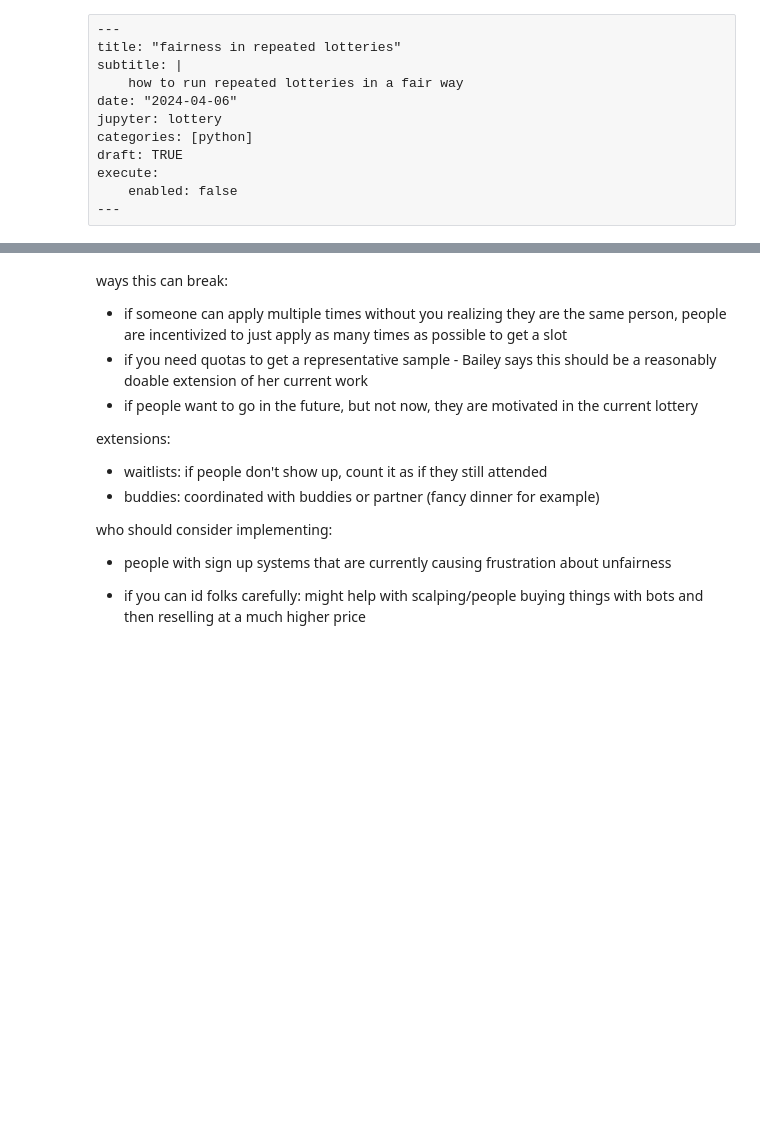
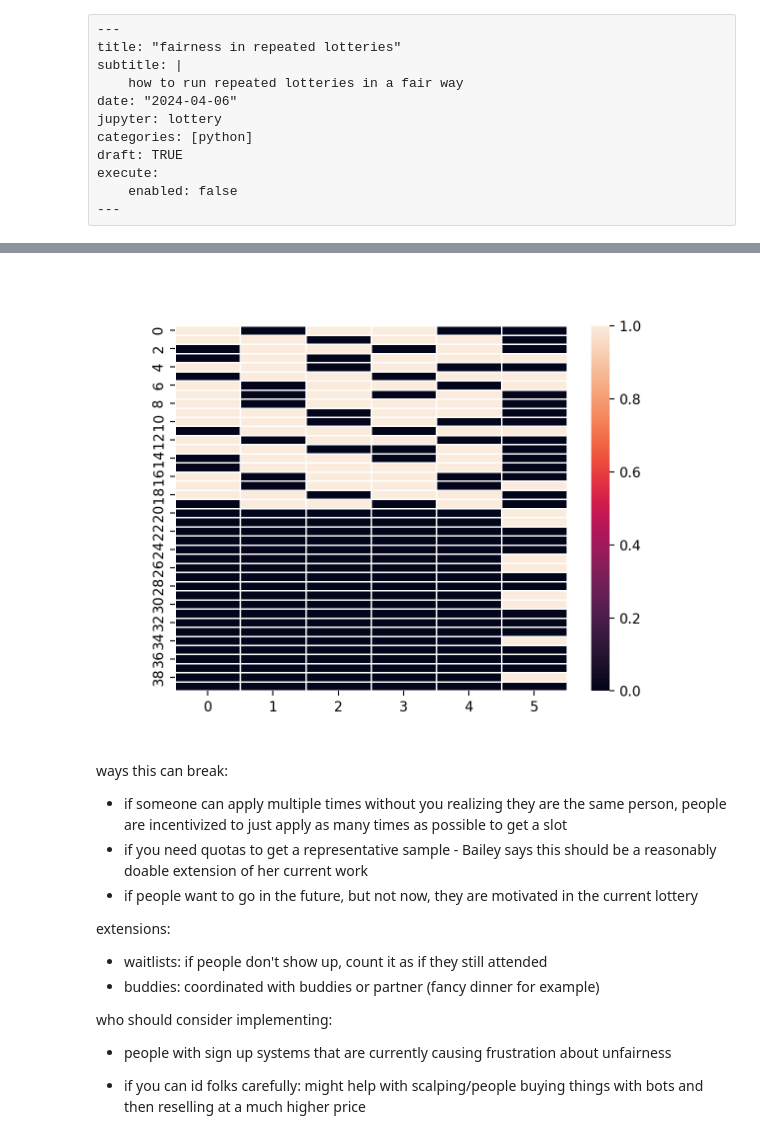
Before and after one commit to alexpghayes/quarto-blog, a Jupyter notebook: post/2024-04-06_repeated-lotteries/index.ipynb, the cells around one changed output, grey strips where cells are left out. Cells and saved outputs as stored; diff of their text form; code cells hidden in the pictures; blank space fills up the shorter version.

```diff
--- a/post/2024-04-06_repeated-lotteries/index.ipynb
+++ b/post/2024-04-06_repeated-lotteries/index.ipynb
@@ -394,3 +372,7 @@ OverflowError: cannot convert float infinity to integer
+# %%
+demo_pool.plot_winners()
+# %% [output]
+[figure, added]
 # %% [markdown]
 ways this can break:
 
```
Also changed, not shown: parts of 43 cells of this notebook, 4 other files.
